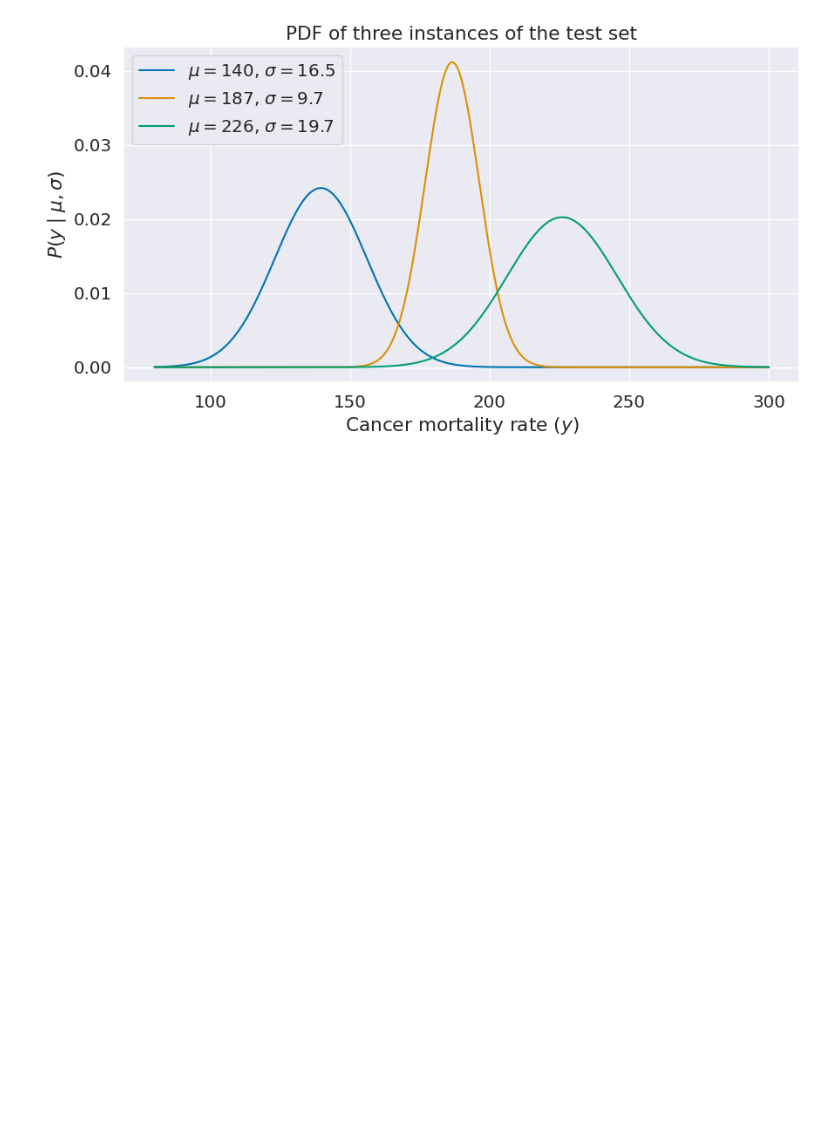
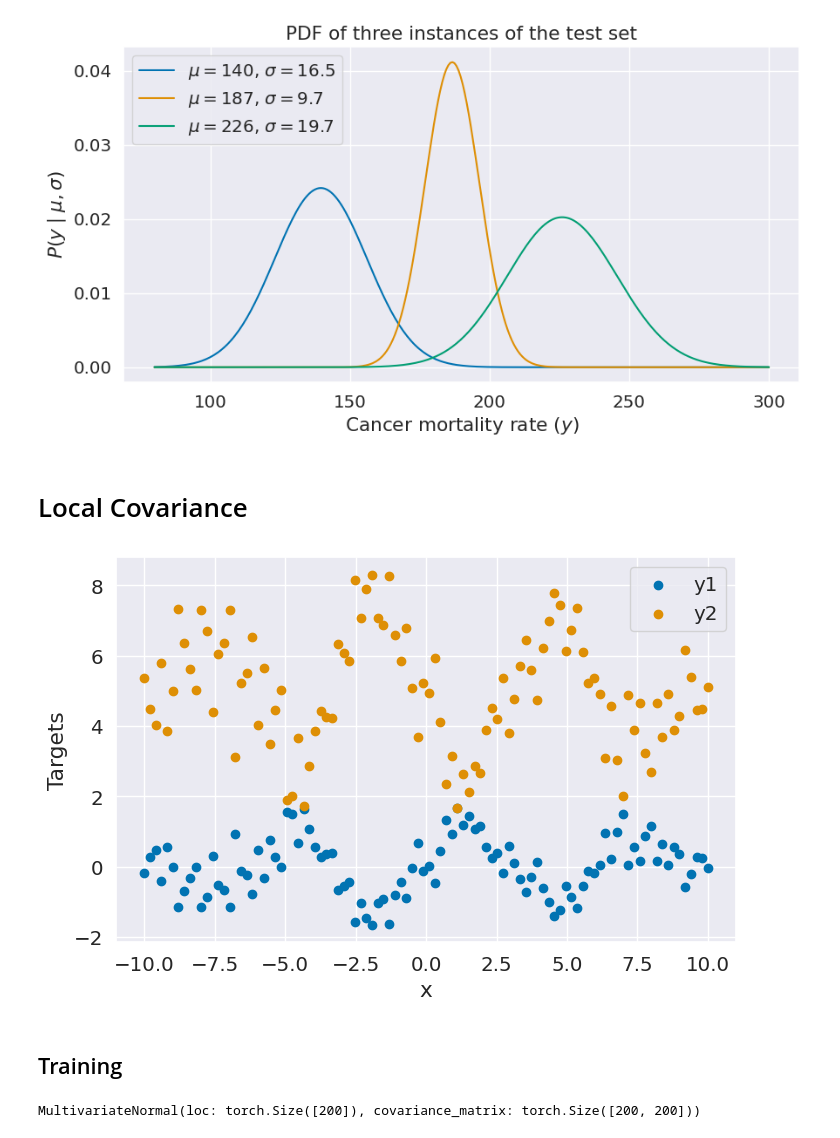
Before and after one commit to sfriedowitz/pytorch-examples, a Jupyter notebook: uncertainty.ipynb, the cells around one changed output. Saved outputs shown, nothing was run; the diff lists cells and outputs as text; code cells hidden in the pictures; blank space fills up the shorter version.

Commit message:
compute local variance structure

```diff
--- a/uncertainty.ipynb
+++ b/uncertainty.ipynb
@@ -401,3 +406,35 @@ def plot_normal_distributions(y_hat, std, indices):
 f, ax = plot_normal_distributions(y_hat, std, [low_ix, average_ix, high_ix])
 # %% [output]
 [figure]
+# %% [markdown]
+# Local Covariance
+# %%
+n = 100
+x = torch.linspace(-10, 10, n)
+
+y1 = torch.sin(x) + 0.5 * torch.randn(n)
+y2 = 5.0 - 2.0 * y1
+y = torch.stack((y1, y2), 1)
+
+fig, ax = plt.subplots(1, figsize=(8, 5))
+
+ax.scatter(x, y[:,0], label="y1")
+ax.scatter(x, y[:,1], label="y2")
+
+ax.set_xlabel("x")
+ax.set_ylabel("Targets")
+ax.legend(loc="upper right")
+
+plt.show()
+# %% [output]
+[figure, added]
+# %% [markdown]
+## Training
+# %%
+model = DeepMultivariateNormal(input_size=1, hidden_size=32, label_size=2)
+
+mvn = model(x.unsqueeze(1))
+
+mvn
+# %% [output]
+MultivariateNormal(loc: torch.Size([200]), covariance_matrix: torch.Size([200, 200]))
```
Also changed, not shown: parts of 6 cells of this notebook, 1 other file.
